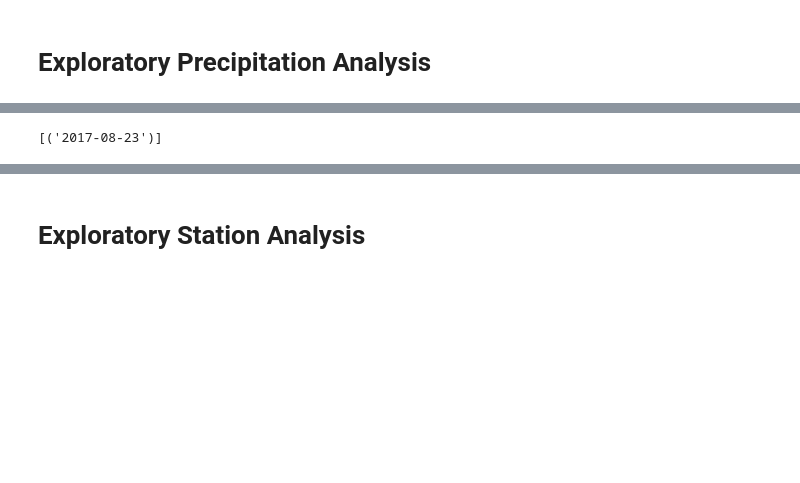
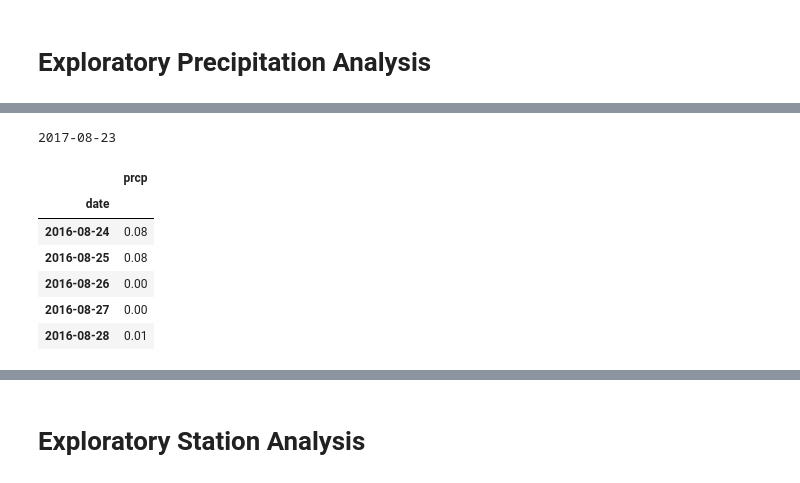
Before and after one commit to FAufenger/sqlalchemy-challenge, a Jupyter notebook: climate_anaylsis.ipynb, the cells around one changed output, grey strips where cells are left out. Cells and saved outputs as stored; diff of their text form; code cells hidden in the pictures; blank space fills up the shorter version.

```diff
--- a/climate_anaylsis.ipynb
+++ b/climate_anaylsis.ipynb
@@ -79,26 +77,33 @@ for column in columns:
 # Find the most recent date in the data set.
 last_date = session.query(Measurement.date).order_by(Measurement.date.desc()).first()
 
-## Anothe method to get last_date is to use max function
-# last_date = session.query(func.max(Measurement.date)).all()
-last_date
+## Method to get last_date in list is to use max function
+#last_date = session.query(func.max(Measurement.date)).all()
+print(last_date[0])
 # %% [output]
-[('2017-08-23')]
+2017-08-23
 # %%
 # Design a query to retrieve the last 12 months of precipitation data and plot the results.
-# Starting from the most recent data point in the database, found in prior cell.
 # Calculate the date one year from the last date in data set.
+#Must sort last_date by index to get a true string for  argument 1
+last_date = dt.datetime.strptime(last_date[0], '%Y-%m-%d')
 year_ago = last_date - datetime.timedelta(365)
 
-# Perform a query to retrieve the data and precipitation scores
+# # Perform a query to retrieve the data and precipitation scores
 prcp_year = session.query(Measurement.date, Measurement.prcp).\
-    filter(Measurement.date >= year ago).\
-    filter(Measurement.date <= last_date).all()
+     filter(Measurement.date >= year_ago).\
+     filter(Measurement.date <= last_date).all()
 
 # Save the query results as a Pandas DataFrame and set the index to the date column
 prcp_df = pd.DataFrame(prcp_year).set_index("date")
 
 # Sort the dataframe by date
-
-
-# Use Pandas Plotting with Matplotlib to plot the data
+prcp_df.head()
+# %% [output]
+|  | prcp |
+| date |  |
+| 2016-08-24 | 0.08 |
+| 2016-08-25 | 0.08 |
+| 2016-08-26 | 0.00 |
+| 2016-08-27 | 0.00 |
+| 2016-08-28 | 0.01 |
```
Also changed, not shown: parts of 4 cells of this notebook, 1 other file.
